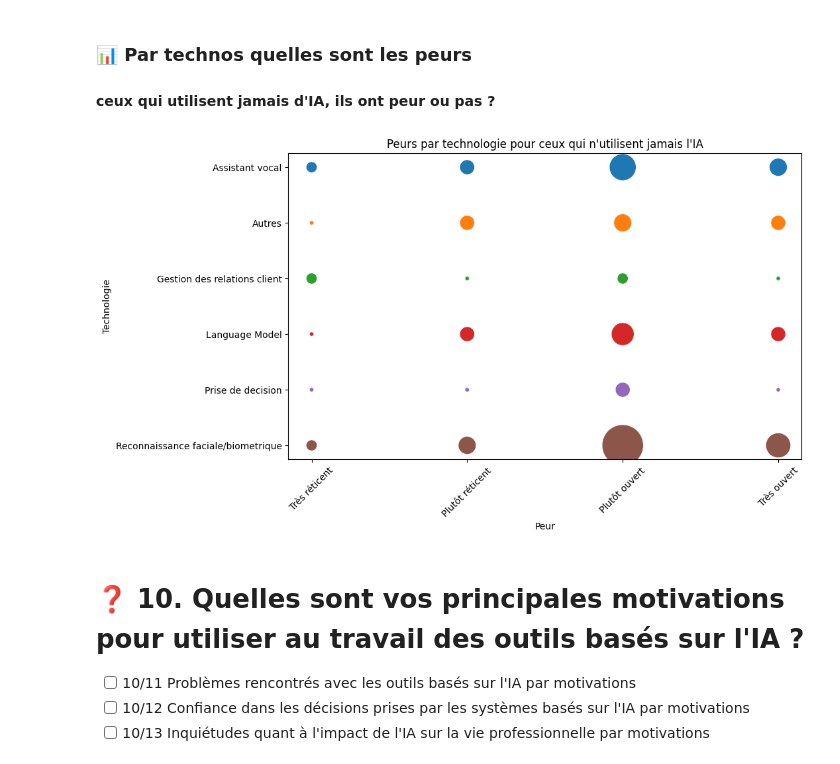
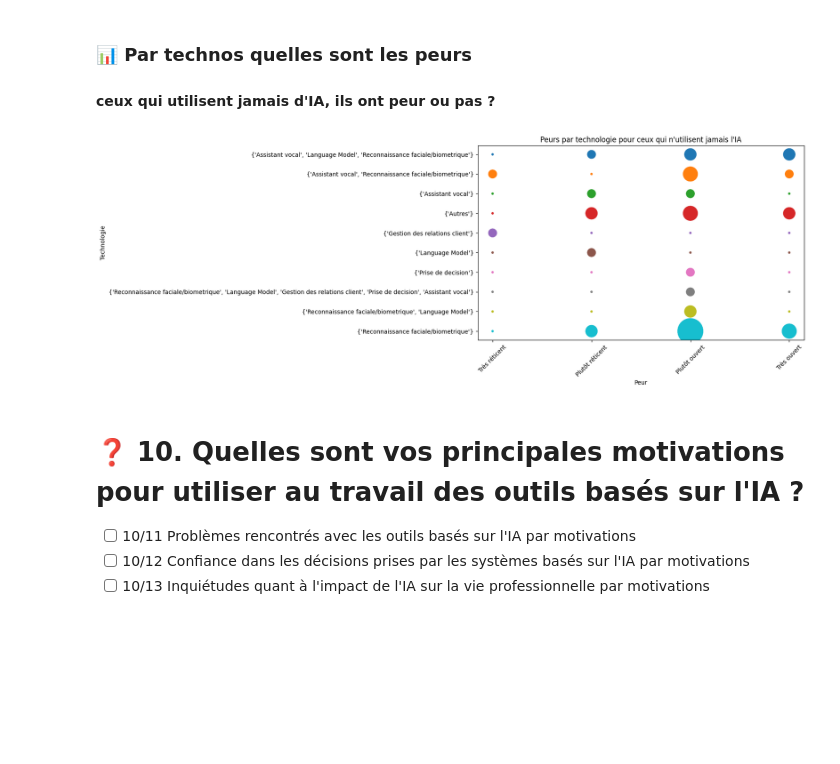
Before and after one commit to QuentinDstl/survey_adoption_by_employees, a Jupyter notebook: src/main.ipynb, the cells around one changed output. Saved outputs shown, nothing was run; the diff lists cells and outputs as text; code cells hidden in the pictures; blank space fills up the shorter version.

```diff
--- a/src/main.ipynb
+++ b/src/main.ipynb
@@ -108,0 +40,15 @@ df_stack_2023_survey.head()
+# %%
+# Construct the path to the CSV file relative to the current notebook
+current_file_path = os.path.abspath("main.ipynb")
+current_dir = os.path.dirname(current_file_path)
+
+extractTransformLoad(current_file_path)
+# file is in a folder named 'data' in the same folder as the notebook
+ai_adoption_survey_src_path = os.path.join(current_dir, "data", "cl_ai_adoption_2024.csv")
+
+df_survey = pd.read_csv(
+  ai_adoption_survey_src_path,
+  delimiter=',',
+  header=0,
+  index_col=False
+)
@@ -1045,33 +1027,33 @@ plt.show()
 #### ceux qui utilisent jamais d'IA, ils ont peur ou pas ?
 # %%
 # 8/9 Tools Used by Current AI Usage
-df_exploded = df_survey.explode('tools_used')
-df_never_use_ai = df_exploded[df_exploded['*current_ai_usage'] == 0]
+df_exploded = df_survey.explode('Tools')
+df_never_use_ai = df_exploded[df_exploded['*Usage'] == 0]
 
 # Group by technology and fear, and count the number of responses
-fears_by_tech = df_never_use_ai.groupby(['tools_used', '*openness_to_ai_after_text']).size().unstack().fillna(0)
+fears_by_tech = df_never_use_ai.groupby(['Tools', '*Openness']).size().unstack().fillna(0)
 
 # Calculate total responses for each technology
 fears_by_tech['total'] = fears_by_tech.sum(axis=1)
 
 # Reset index to convert index to columns
 df_plot = fears_by_tech.reset_index()
 
 # Melt the DataFrame to have one row per technology and fear
-df_melted = df_plot.melt(id_vars=['tools_used', 'total'], var_name='fear', value_name='count')
+df_melted = df_plot.melt(id_vars=['Tools', 'total'], var_name='fear', value_name='count')
 
 # Create scatterplot
 plt.figure(figsize=(10, 6))
-sns.scatterplot(data=df_melted, x='fear', y='tools_used', size='count', hue='tools_used', sizes=(20, 2000), legend=False,)
+sns.scatterplot(data=df_melted, x='fear', y='Tools', size='count', hue='Tools', sizes=(20, 2000), legend=False,)
 
 plt.title('Peurs par technologie pour ceux qui n\'utilisent jamais l\'IA')
 plt.xlabel('Peur')
 plt.xticks([0, 1, 2, 3], ['Très réticent', 'Plutôt réticent', 'Plutôt ouvert', 'Très ouvert'])
 plt.ylabel('Technologie')
 plt.xticks(rotation=45)
 plt.show()
 # %% [output]
-[figure, old version]
+[figure, new version]
 # %% [markdown]
 # ❓ 10. Quelles sont vos principales motivations pour utiliser au travail des outils basés sur l'IA ?
 - [ ] 10/11 Problèmes rencontrés avec les outils basés sur l'IA par motivations
```
Also changed, not shown: parts of 62 cells of this notebook, 7 other files.
